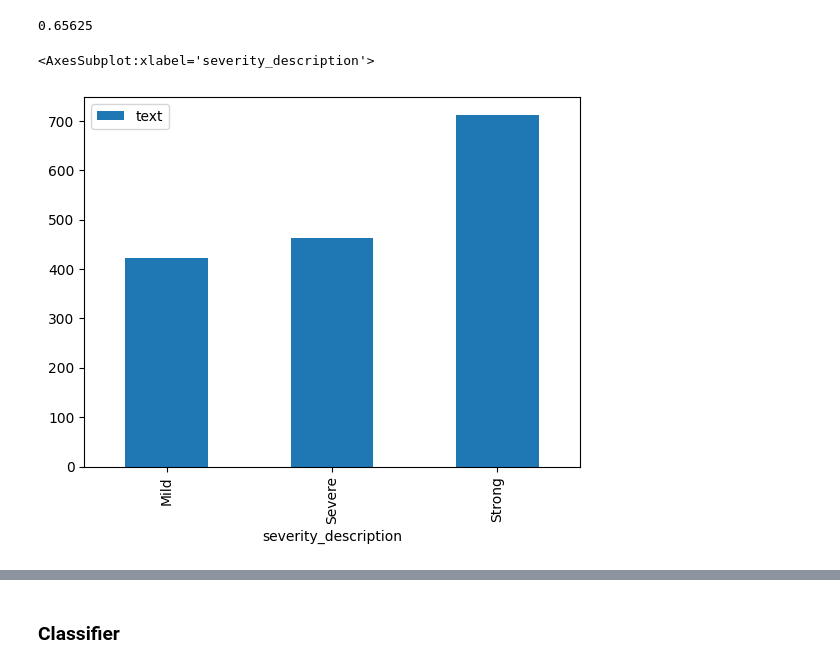
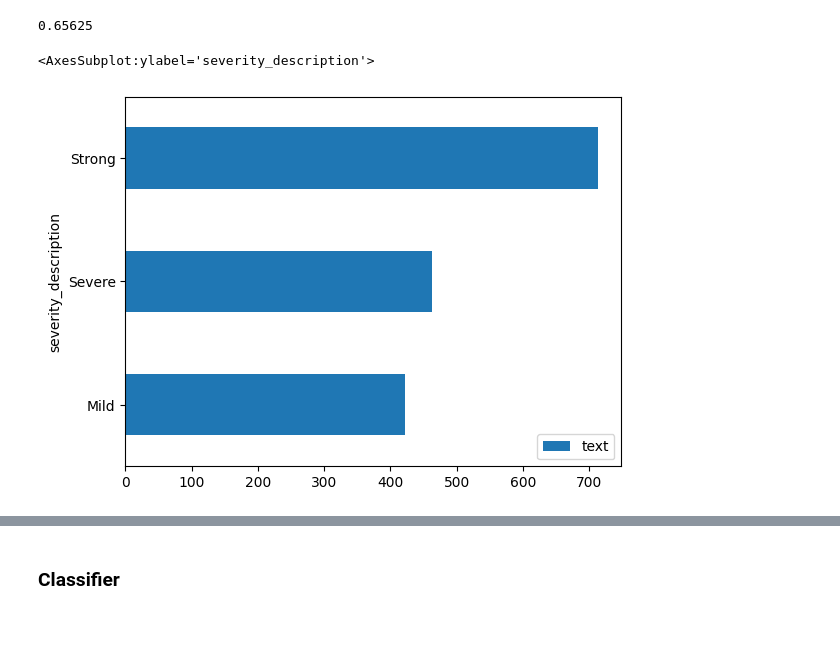
Before and after one commit to BillWang04/swear_word_analysis, a Jupyter notebook: analysis.ipynb, the cells around one changed output, grey strips where cells are left out. Drawn from its saved outputs; the diff is of its cells as text; code cells hidden in the pictures; blank space fills up the shorter version.

```diff
--- a/analysis.ipynb
+++ b/analysis.ipynb
@@ -149,7 +153,7 @@ monosyllables.apply(ends_with_hard_consonant).mean()
 # %% [output]
 0.65625
 # %%
-profanity[['severity_description', 'text']].groupby('severity_description').count().reset_index().plot(kind = 'bar', x= 'severity_description' , y = 'text')
+profanity[['severity_description', 'text']].groupby('severity_description').count().reset_index().plot(kind = 'barh', x= 'severity_description' , y = 'text')
 # %% [output]
-<AxesSubplot:xlabel='severity_description'>
+<AxesSubplot:ylabel='severity_description'>
-[figure, old version]
+[figure, new version]
```
Also changed, not shown: parts of 31 cells of this notebook, 1 other file.
